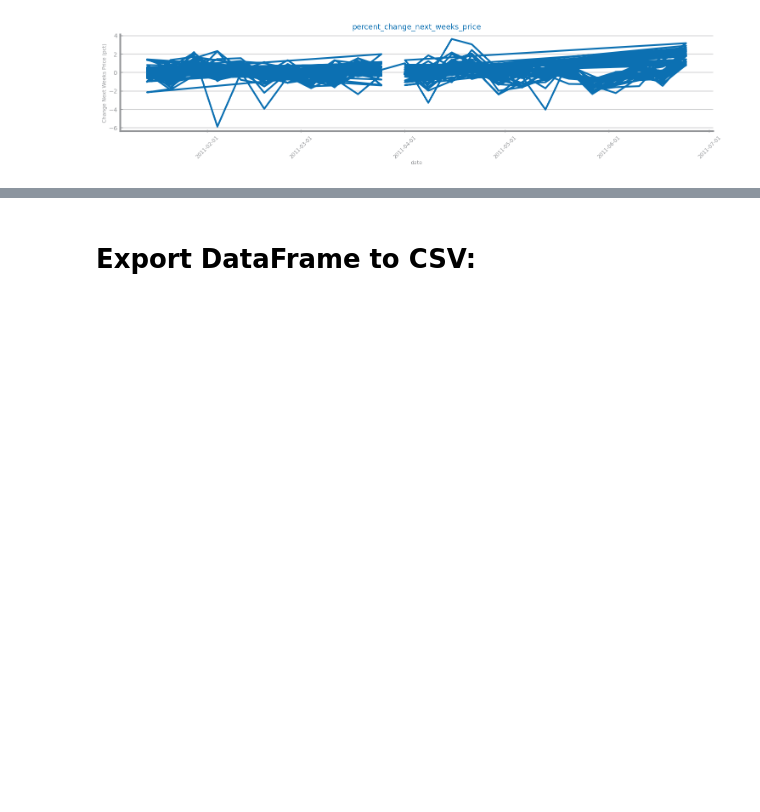
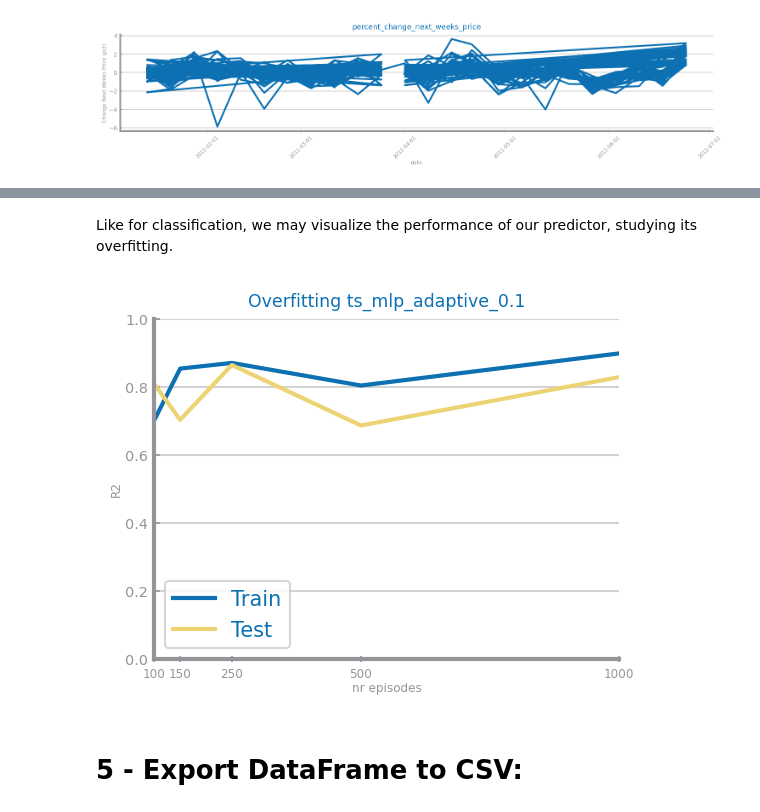
Before and after one commit to mifig/03_DataScience_SeriesTemporais, a Jupyter notebook: 01_dow_jones/02_scripts/p03_ts_transformation.ipynb, the cells around one changed output, grey strips where cells are left out. Saved outputs shown, nothing was run; the diff lists cells and outputs as text; code cells hidden in the pictures; blank space fills up the shorter version.

```diff
--- a/01_dow_jones/02_scripts/p03_ts_transformation.ipynb
+++ b/01_dow_jones/02_scripts/p03_ts_transformation.ipynb
@@ -90,3 +129,22 @@ show()
+# %% [markdown]
+Like for classification, we may visualize the performance of our predictor, studying its overfitting.
+# %%
+y_tst_values = []
+y_trn_values = []
+warm_start = False
+for n in max_iter:
+    MLPRegressor(
+        learning_rate=best[0], learning_rate_init=best[1], max_iter=n,
+        activation='relu', warm_start=warm_start, verbose=False)
+    pred.fit(trnX, trnY)
+    prd_tst_Y = pred.predict(tstX)
+    prd_trn_Y = pred.predict(trnX)
+    y_tst_values.append(PREDICTION_MEASURES[measure](tstY, prd_tst_Y))
+    y_trn_values.append(PREDICTION_MEASURES[measure](trnY, prd_trn_Y))
+    warm_start = True
+plot_overfitting_study(max_iter, y_trn_values, y_tst_values, name=f'ts_mlp_{best[0]}_{best[1]}', xlabel='nr episodes', ylabel=measure, pct=flag_pct)
+# %% [output]
+[figure, added]
 # %% [markdown]
-# Export DataFrame to CSV:
+# 5 - Export DataFrame to CSV:
 # %%
```
Also changed, not shown: parts of 23 cells of this notebook, 6 other files.
